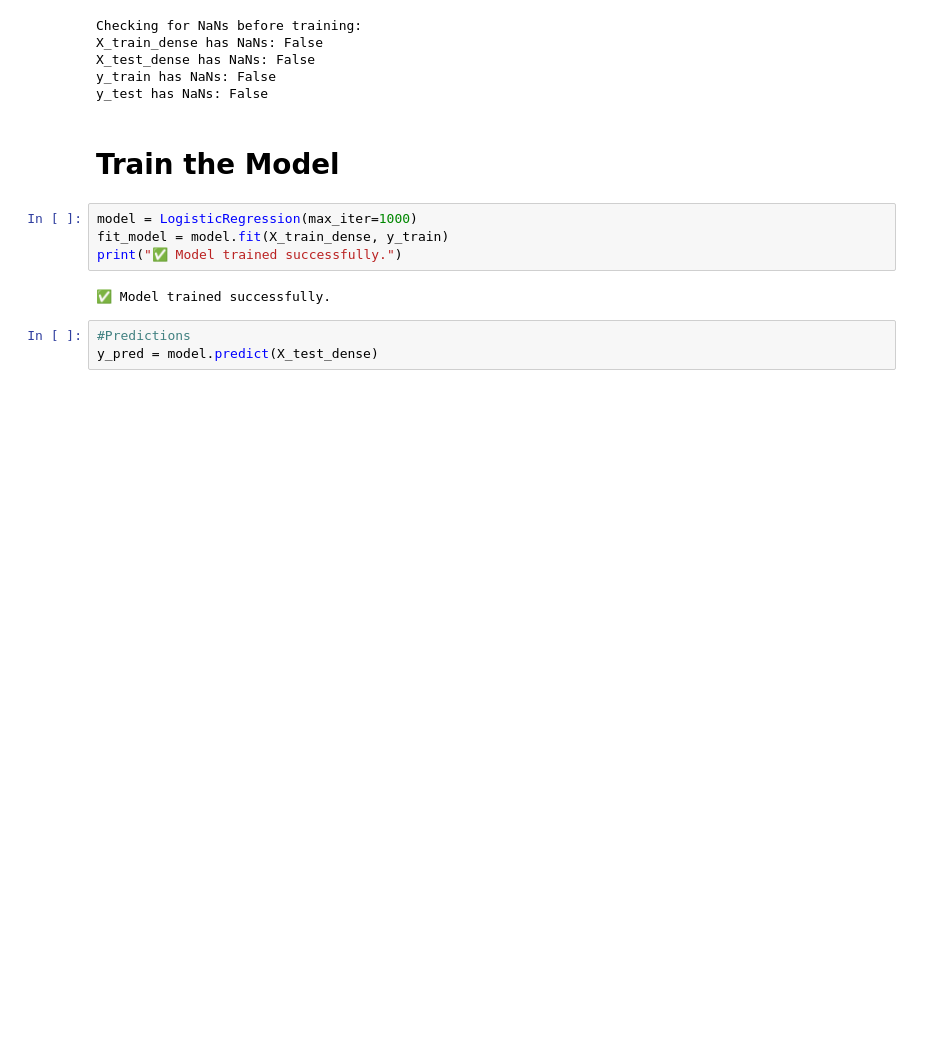
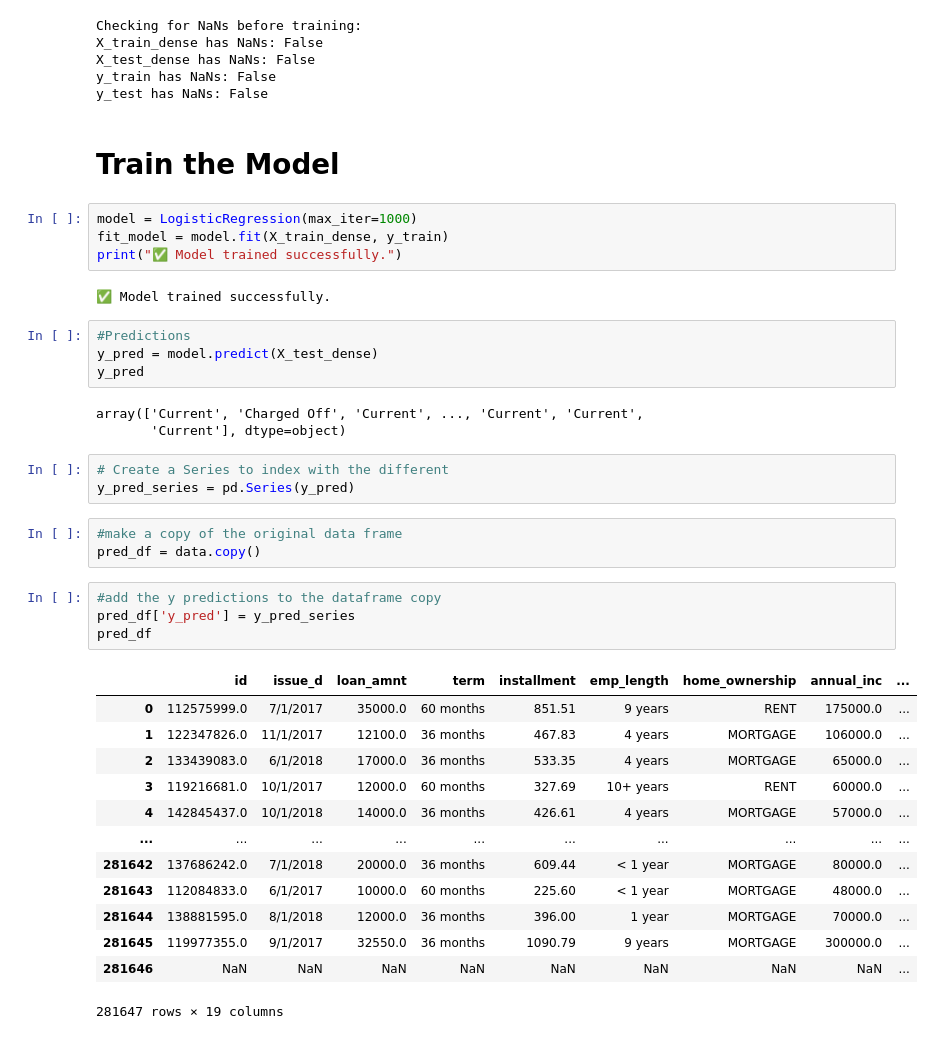
Before and after one commit to Lrdameron/Project_4, a Jupyter notebook: Trained Model.ipynb, the cells around one changed output. Cells and saved outputs as stored; diff of their text form; blank space fills up the shorter version.

Commit message:
Tableau Submission

```diff
--- a/Trained Model.ipynb
+++ b/Trained Model.ipynb
@@ -190,6 +190,34 @@ print("✅ Model trained successfully.")
 # %%
 #Predictions
 y_pred = model.predict(X_test_dense)
+y_pred
+# %% [output]
+array(['Current', 'Charged Off', 'Current', ..., 'Current', 'Current',
+       'Current'], dtype=object)
+# %%
+# Create a Series to index with the different
+y_pred_series = pd.Series(y_pred)
+# %%
+#make a copy of the original data frame
+pred_df = data.copy()
+# %%
+#add the y predictions to the dataframe copy
+pred_df['y_pred'] = y_pred_series
+pred_df
+# %% [output]
+|  | id | issue_d | loan_amnt | term | installment | emp_length | home_ownership | annual_inc | ... |
+| 0 | 112575999.0 | 7/1/2017 | 35000.0 | 60 months | 851.51 | 9 years | RENT | 175000.0 | ... |
+| 1 | 122347826.0 | 11/1/2017 | 12100.0 | 36 months | 467.83 | 4 years | MORTGAGE | 106000.0 | ... |
+| 2 | 133439083.0 | 6/1/2018 | 17000.0 | 36 months | 533.35 | 4 years | MORTGAGE | 65000.0 | ... |
+| 3 | 119216681.0 | 10/1/2017 | 12000.0 | 60 months | 327.69 | 10+ years | RENT | 60000.0 | ... |
+| 4 | 142845437.0 | 10/1/2018 | 14000.0 | 36 months | 426.61 | 4 years | MORTGAGE | 57000.0 | ... |
+| ... | ... | ... | ... | ... | ... | ... | ... | ... | ... |
+| 281642 | 137686242.0 | 7/1/2018 | 20000.0 | 36 months | 609.44 | < 1 year | MORTGAGE | 80000.0 | ... |
+| 281643 | 112084833.0 | 6/1/2017 | 10000.0 | 60 months | 225.60 | < 1 year | MORTGAGE | 48000.0 | ... |
+| 281644 | 138881595.0 | 8/1/2018 | 12000.0 | 36 months | 396.00 | 1 year | MORTGAGE | 70000.0 | ... |
+| 281645 | 119977355.0 | 9/1/2017 | 32550.0 | 36 months | 1090.79 | 9 years | MORTGAGE | 300000.0 | ... |
+| 281646 | NaN | NaN | NaN | NaN | NaN | NaN | NaN | NaN | ... |
+281647 rows × 19 columns
 # %%
 # Accuracy
 accuracy = accuracy_score(y_test, y_pred)
```
Also changed, not shown: parts of 2 cells of this notebook, 2 other files.
